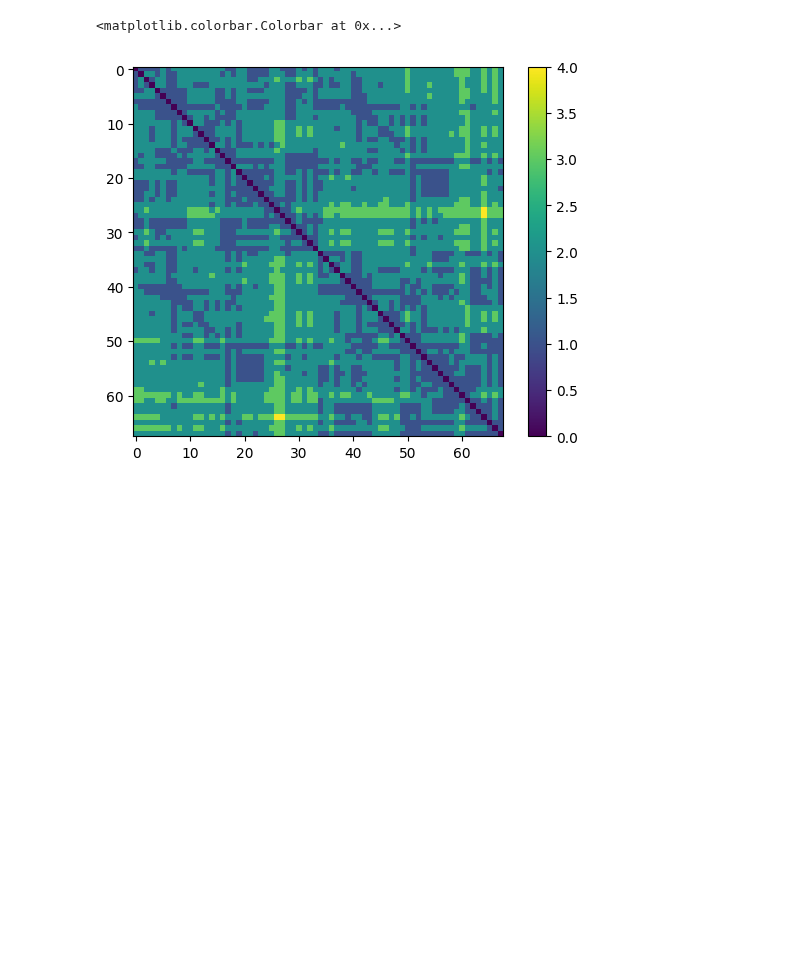
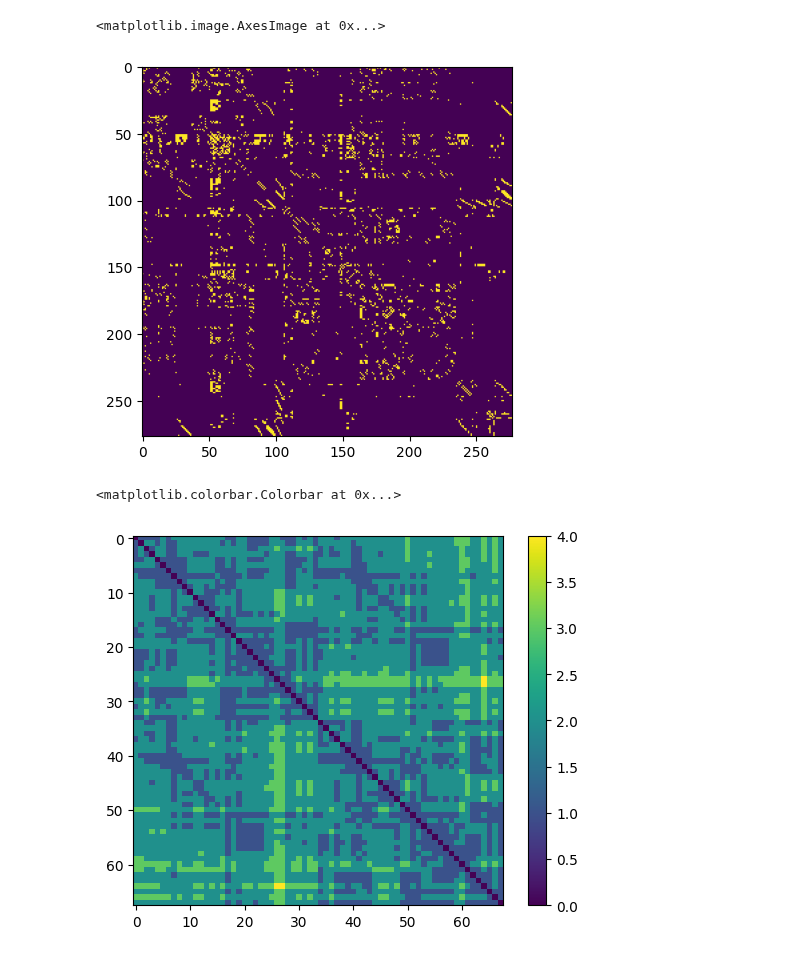
Before and after one commit to kuffmode/Optimal_networks, a Jupyter notebook: generative_analysis.ipynb, the cells around one changed output. Cells and saved outputs as stored; diff of their text form; code cells hidden in the pictures; blank space fills up the shorter version.

```diff
--- a/generative_analysis.ipynb
+++ b/generative_analysis.ipynb
@@ -13,3 +34,8 @@ from utils import NetworkOptimizer, fast_evaluator
+# %%
+plt.imshow(celegans_connectome)
+# %% [output]
+<matplotlib.image.AxesImage at 0x...>
+[figure, added]
 # %%
 res_parcellation = 0
 consensus_mat = scipy.io.loadmat(
```
Also changed, not shown: parts of 11 cells of this notebook, 2 other files.
